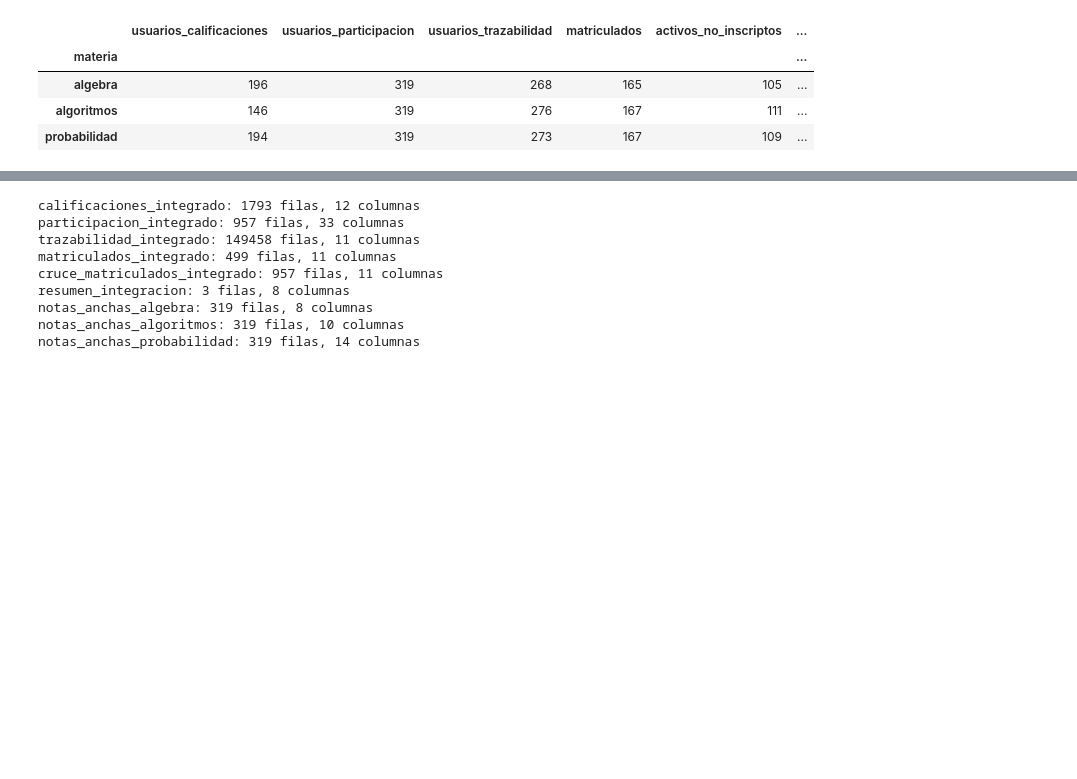
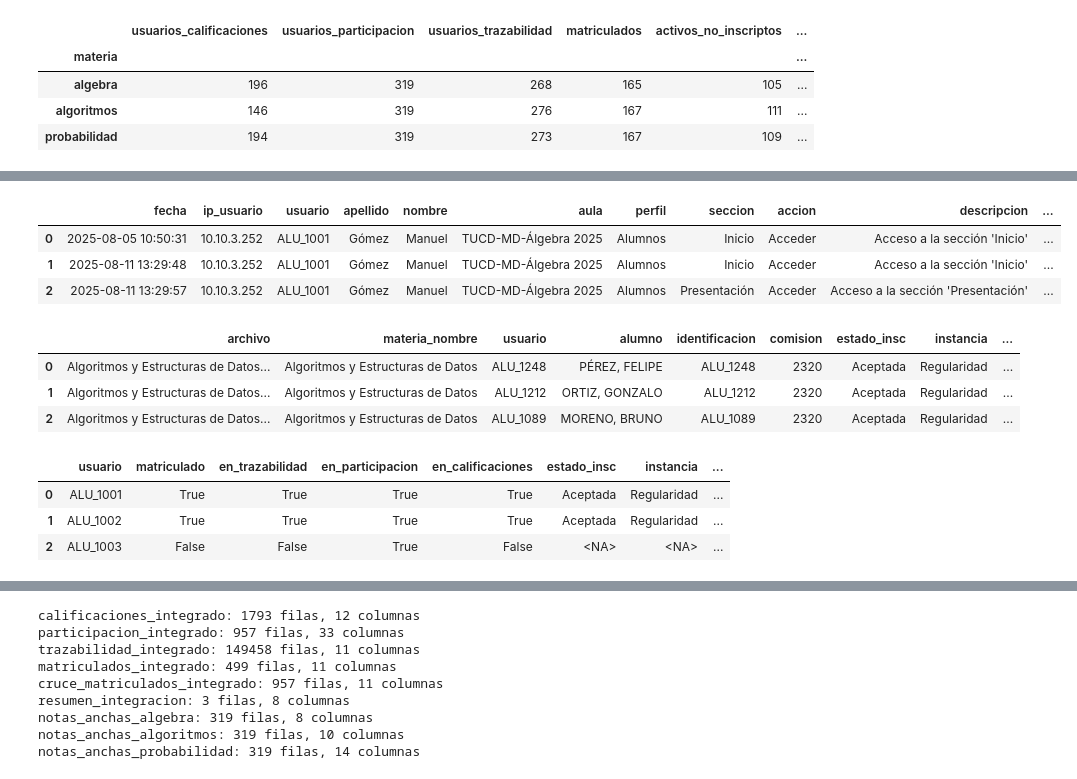
Before and after one commit to aronfraga/py.tpf.business.analytics, a Jupyter notebook: jupyter/integracion.ipynb, the cells around one changed output, grey strips where cells are left out. Cells and saved outputs as stored; diff of their text form; code cells hidden in the pictures; blank space fills up the shorter version.

Commit message:
mostrando archivos creados integracion

```diff
--- a/jupyter/integracion.ipynb
+++ b/jupyter/integracion.ipynb
@@ -322,0 +340,21 @@ resumen
+# %%
+display(df_trazabilidad.head(3))
+# %% [output]
+|  | fecha | ip_usuario | usuario | apellido | nombre | aula | perfil | seccion | accion | descripcion | ... |
+| 0 | 2025-08-05 10:50:31 | 10.10.3.252 | ALU_1001 | Gómez | Manuel | TUCD-MD-Álgebra 2025 | Alumnos | Inicio | Acceder | Acceso a la sección 'Inicio' | ... |
+| 1 | 2025-08-11 13:29:48 | 10.10.3.252 | ALU_1001 | Gómez | Manuel | TUCD-MD-Álgebra 2025 | Alumnos | Inicio | Acceder | Acceso a la sección 'Inicio' | ... |
+| 2 | 2025-08-11 13:29:57 | 10.10.3.252 | ALU_1001 | Gómez | Manuel | TUCD-MD-Álgebra 2025 | Alumnos | Presentación | Acceder | Acceso a la sección 'Presentación' | ... |
+# %%
+display(df_matriculados.head(3))
+# %% [output]
+|  | archivo | materia_nombre | usuario | alumno | identificacion | comision | estado_insc | instancia | ... |
+| 0 | Algoritmos y Estructuras de Datos... | Algoritmos y Estructuras de Datos | ALU_1248 | PÉREZ, FELIPE | ALU_1248 | 2320 | Aceptada | Regularidad | ... |
+| 1 | Algoritmos y Estructuras de Datos... | Algoritmos y Estructuras de Datos | ALU_1212 | ORTIZ, GONZALO | ALU_1212 | 2320 | Aceptada | Regularidad | ... |
+| 2 | Algoritmos y Estructuras de Datos... | Algoritmos y Estructuras de Datos | ALU_1089 | MORENO, BRUNO | ALU_1089 | 2320 | Aceptada | Regularidad | ... |
+# %%
+display(df_cruce.head(3))
+# %% [output]
+|  | usuario | matriculado | en_trazabilidad | en_participacion | en_calificaciones | estado_insc | instancia | ... |
+| 0 | ALU_1001 | True | True | True | True | Aceptada | Regularidad | ... |
+| 1 | ALU_1002 | True | True | True | True | Aceptada | Regularidad | ... |
+| 2 | ALU_1003 | False | False | True | False | <NA> | <NA> | ... |
```
Also changed, not shown: parts of 6 cells of this notebook.
